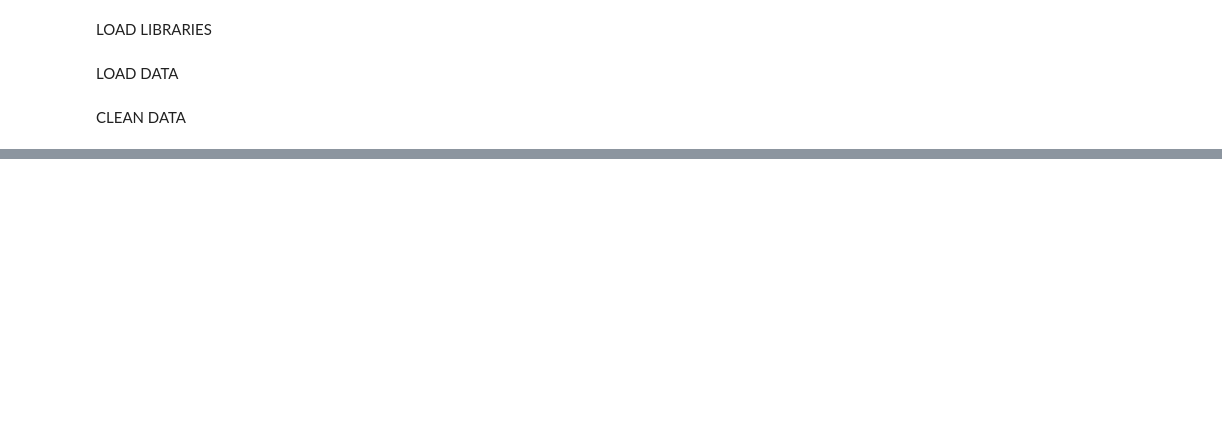
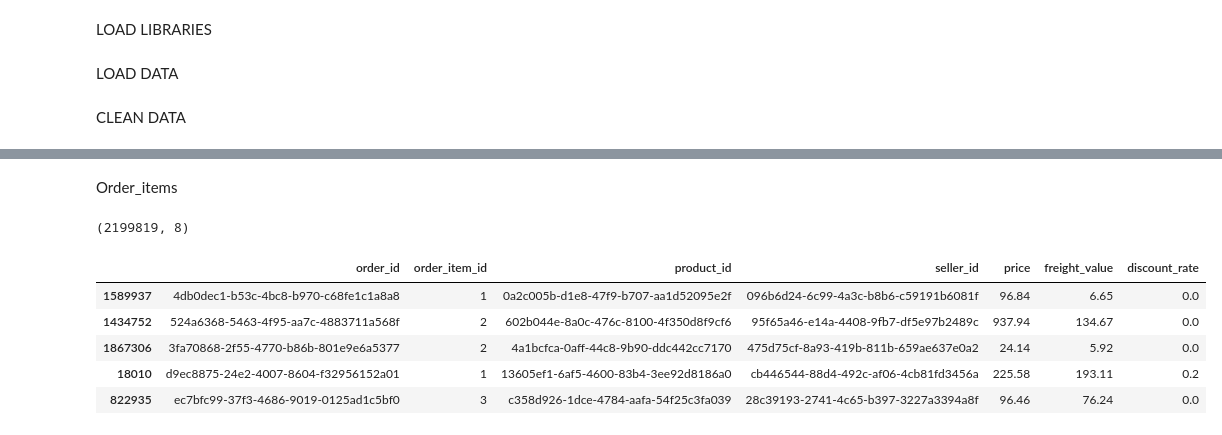
Before and after one commit to havryliakbohdan/eda-end-to-end-project, a Jupyter notebook: main.ipynb, the cells around one changed output, grey strips where cells are left out. Cells and saved outputs as stored; diff of their text form; code cells hidden in the pictures; blank space fills up the shorter version.

```diff
--- a/main.ipynb
+++ b/main.ipynb
@@ -65,0 +132,15 @@ PRODUCTS
+# %% [markdown]
+Order_items
+# %%
+order_items.shape
+# %% [output]
+(2199819, 8)
+# %%
+order_items.sample(5)
+# %% [output]
+|  | order_id | order_item_id | product_id | seller_id | price | freight_value | discount_rate |
+| 1589937 | 4db0dec1-b53c-4bc8-b970-c68fe1c1a8a8 | 1 | 0a2c005b-d1e8-47f9-b707-aa1d52095e2f | 096b6d24-6c99-4a3c-b8b6-c59191b6081f | 96.84 | 6.65 | 0.0 |
+| 1434752 | 524a6368-5463-4f95-aa7c-4883711a568f | 2 | 602b044e-8a0c-476c-8100-4f350d8f9cf6 | 95f65a46-e14a-4408-9fb7-df5e97b2489c | 937.94 | 134.67 | 0.0 |
+| 1867306 | 3fa70868-2f55-4770-b86b-801e9e6a5377 | 2 | 4a1bcfca-0aff-44c8-9b90-ddc442cc7170 | 475d75cf-8a93-419b-811b-659ae637e0a2 | 24.14 | 5.92 | 0.0 |
+| 18010 | d9ec8875-24e2-4007-8604-f32956152a01 | 1 | 13605ef1-6af5-4600-83b4-3ee92d8186a0 | cb446544-88d4-492c-af06-4cb81fd3456a | 225.58 | 193.11 | 0.2 |
+| 822935 | ec7bfc99-37f3-4686-9019-0125ad1c5bf0 | 3 | c358d926-1dce-4784-aafa-54f25c3fa039 | 28c39193-2741-4c65-b397-3227a3394a8f | 96.46 | 76.24 | 0.0 |
```
Also changed, not shown: parts of 58 cells of this notebook.
